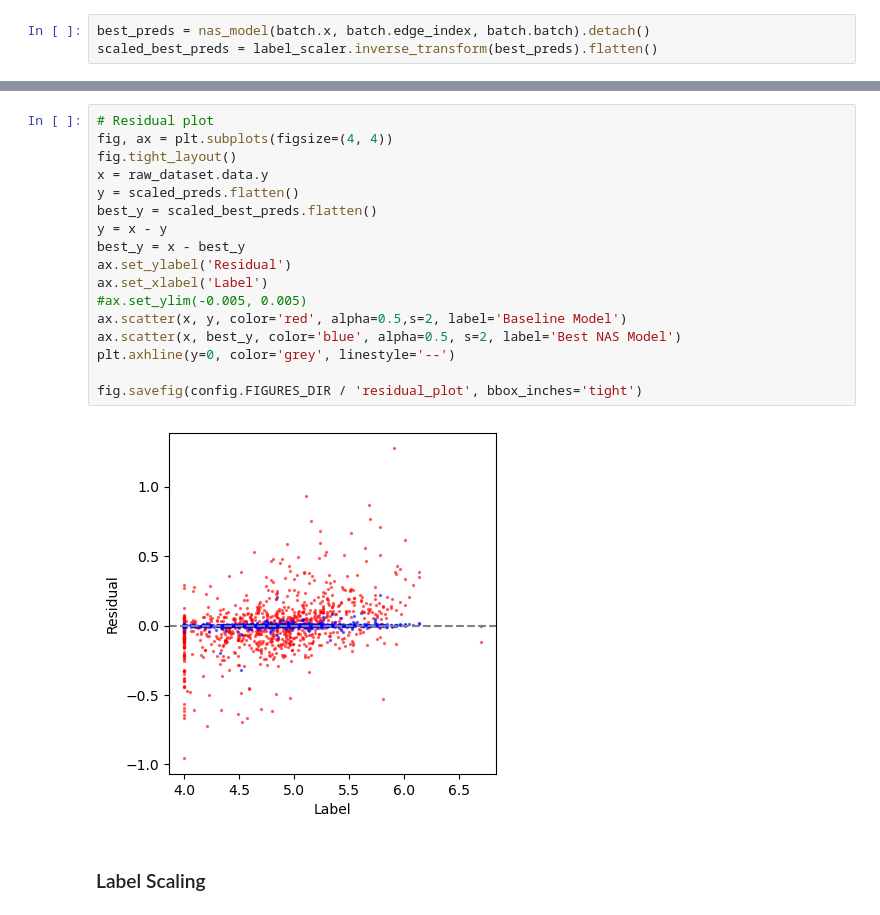
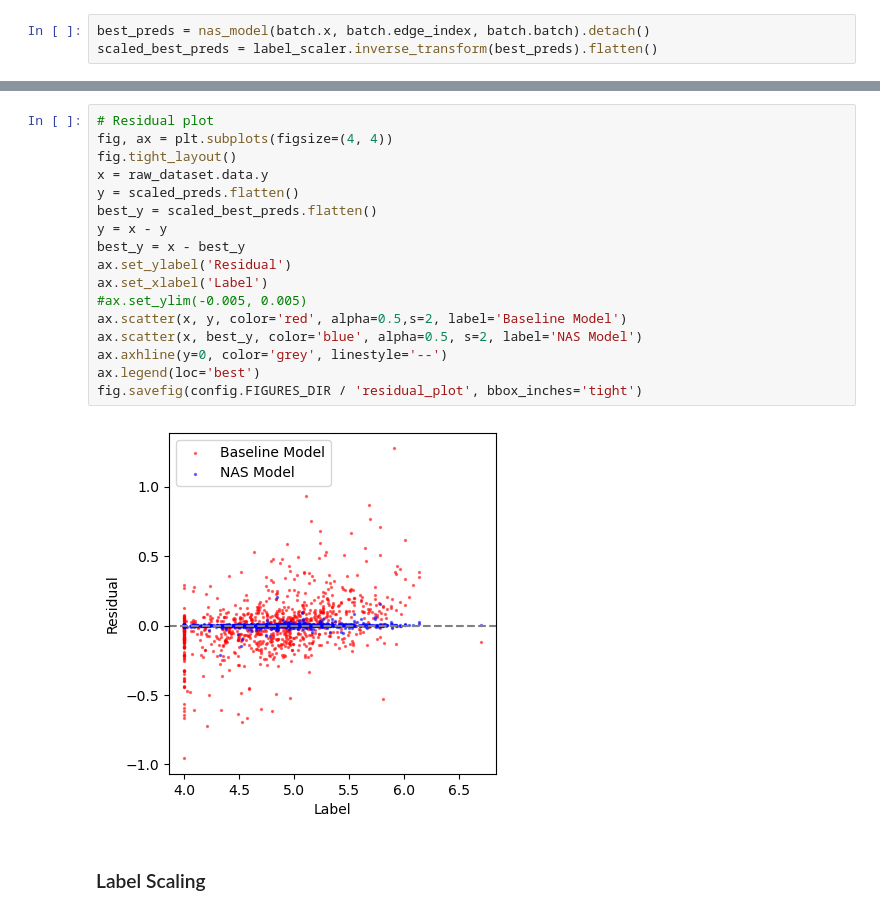
Before and after one commit to harryknighton/drug-discovery-automl, a Jupyter notebook: src/notebooks/evaluation.ipynb, the cells around one changed output, grey strips where cells are left out. Drawn from its saved outputs; the diff is of its cells as text.

```diff
--- a/src/notebooks/evaluation.ipynb
+++ b/src/notebooks/evaluation.ipynb
@@ -267,22 +269,22 @@ fig.savefig(config.FIGURES_DIR / 'distribution.png', bbox_inches='tight')
 # %%
 # Residual plot
 fig, ax = plt.subplots(figsize=(4, 4))
 fig.tight_layout()
 x = raw_dataset.data.y
 y = scaled_preds.flatten()
 best_y = scaled_best_preds.flatten()
 y = x - y
 best_y = x - best_y
 ax.set_ylabel('Residual')
 ax.set_xlabel('Label')
 #ax.set_ylim(-0.005, 0.005)
 ax.scatter(x, y, color='red', alpha=0.5,s=2, label='Baseline Model')
-ax.scatter(x, best_y, color='blue', alpha=0.5, s=2, label='Best NAS Model')
-plt.axhline(y=0, color='grey', linestyle='--')
-
+ax.scatter(x, best_y, color='blue', alpha=0.5, s=2, label='NAS Model')
+ax.axhline(y=0, color='grey', linestyle='--')
+ax.legend(loc='best')
 fig.savefig(config.FIGURES_DIR / 'residual_plot', bbox_inches='tight')
 # %% [output]
-[figure, old version]
+[figure, new version]
 # %% [markdown]
 ### Label Scaling
 # %%
```
Also changed, not shown: parts of 8 cells of this notebook.
